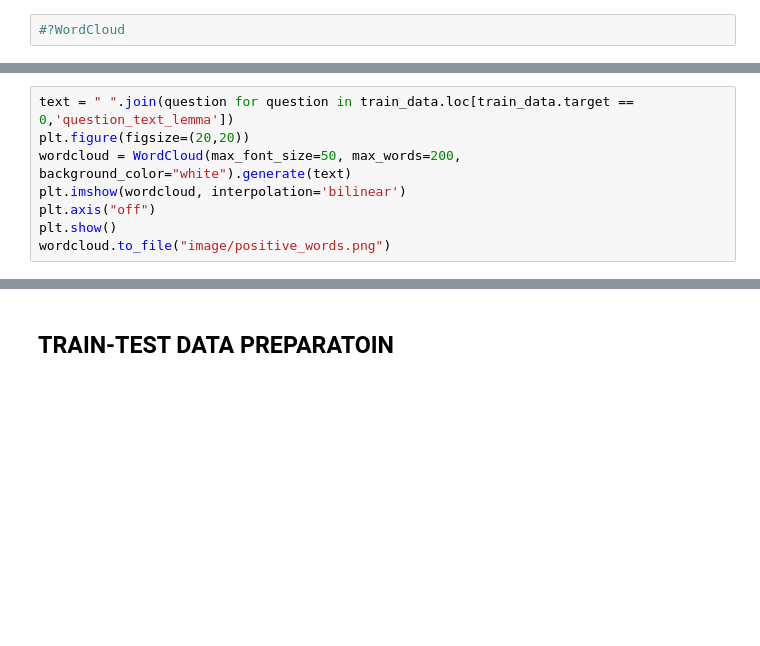
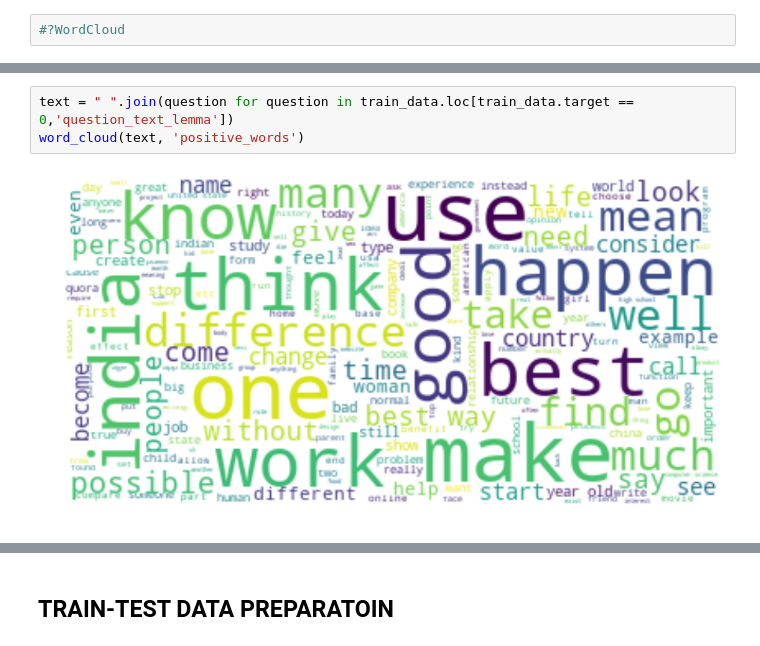
Before and after one commit to yungnien/Springboard, a Jupyter notebook: capstone/Prototype.ipynb, the cells around one changed output, grey strips where cells are left out. Saved outputs shown, nothing was run; the diff lists cells and outputs as text; blank space fills up the shorter version.

```diff
--- a/capstone/Prototype.ipynb
+++ b/capstone/Prototype.ipynb
@@ -133,10 +136,7 @@ wordcloud.to_file("image/all_words.png")
 # %%
 text = " ".join(question for question in train_data.loc[train_data.target == 0,'question_text_lemma'])
-plt.figure(figsize=(20,20))
-wordcloud = WordCloud(max_font_size=50, max_words=200, background_color="white").generate(text)
-plt.imshow(wordcloud, interpolation='bilinear')
-plt.axis("off")
-plt.show()
-wordcloud.to_file("image/positive_words.png")
+word_cloud(text, 'positive_words')
+# %% [output]
+[figure, added]
 # %%
 text = " ".join(question for question in train_data.loc[train_data.target == 1,'question_text_lemma'])
```
Also changed, not shown: parts of 33 cells of this notebook.
